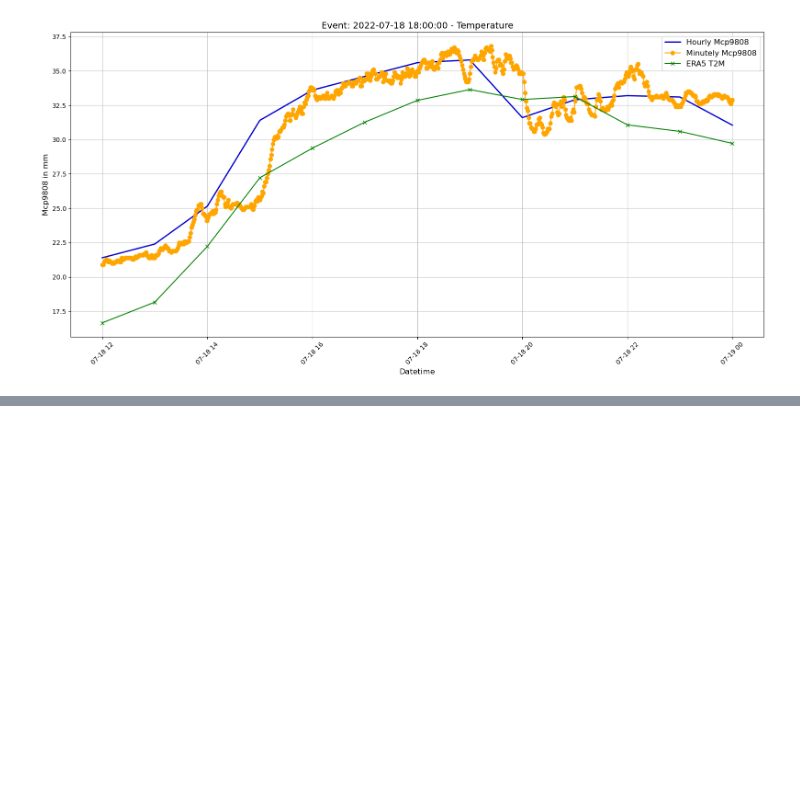
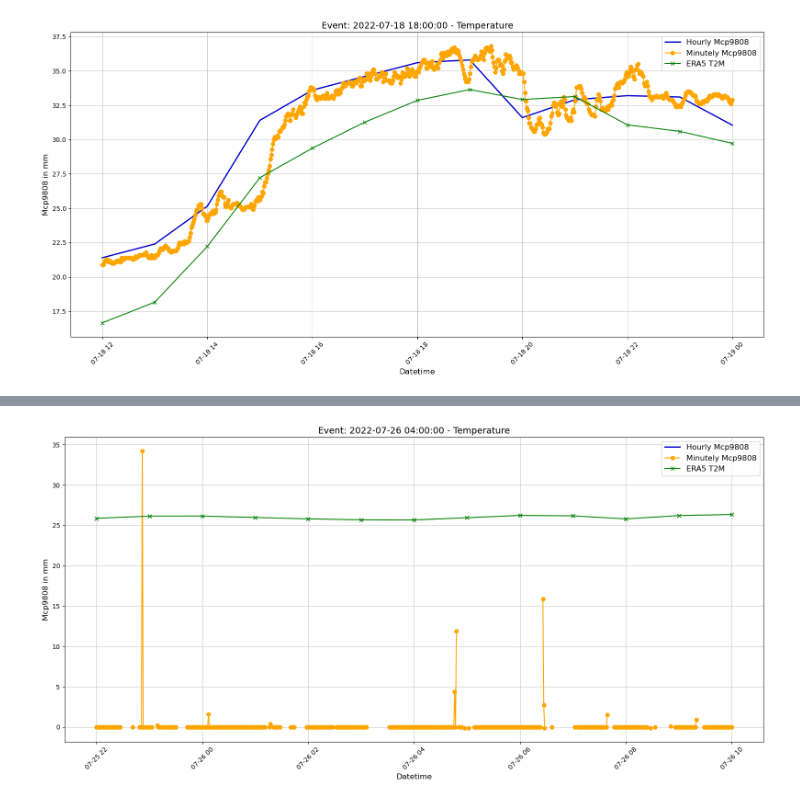
Before and after one commit to Ferdinand1123/digital-twin-for-weather-station, a Jupyter notebook: event_comparison.ipynb, the cells around one changed output, grey strips where cells are left out. Saved outputs shown, nothing was run; the diff lists cells and outputs as text; code cells hidden in the pictures; blank space fills up the shorter version.

Commit message:
barbados events

```diff
--- a/event_comparison.ipynb
+++ b/event_comparison.ipynb
@@ -769,0 +774,2 @@ plot_event_comparison(
+# %%
+barbados_er5 = xr.open_dataset("converted_era5_data/era5_barbados_events.nc")
@@ -769,0 +784,9 @@ plot_event_comparison(
+# %%
+barbados_processed_df = pd.read_csv("station_data_processed/barbados_hourly_processed_data.csv", index_col=0)
+barbados_processed_df.index = pd.to_datetime(barbados_processed_df.index, errors='coerce')
+
+barbados_hourly_df = pd.DataFrame()
+
+for var_name in barbados_processed_df.columns:
+    hourly_series = barbados_processed_df[var_name].resample('h').apply(custom_aggregation(var_name))
+    barbados_hourly_df[var_name] = hourly_series
@@ -769,0 +836,22 @@ plot_event_comparison(
+# %%
+# Example Event 1
+event_1 = pd.Timestamp("2022-07-26 04:00")
+
+# Plot Event 1: Temperature Comparison
+plot_event_comparison(
+    event_time=event_1,
+    hourly_df=barbados_hourly_df,
+    minutely_df=barbados_processed_df,
+    era5_ds=barbados_er5,
+    variable_hourly="mcp9808",       # Hourly temperature
+    variable_minute="mcp9808",       # Minutely temperature
+    era5_variable="t2m",              # ERA5 2-meter temperature
+    lat=13.16443 ,
+    lon=-59.54316,
+    time_window=pd.Timedelta(hours=6),
+    same_y_axis=True,
+    title_suffix="Temperature",
+    save_fig=False
+)
+# %% [output]
+[figure, added]
```
Also changed, not shown: parts of 10 cells of this notebook, 1 other file.
